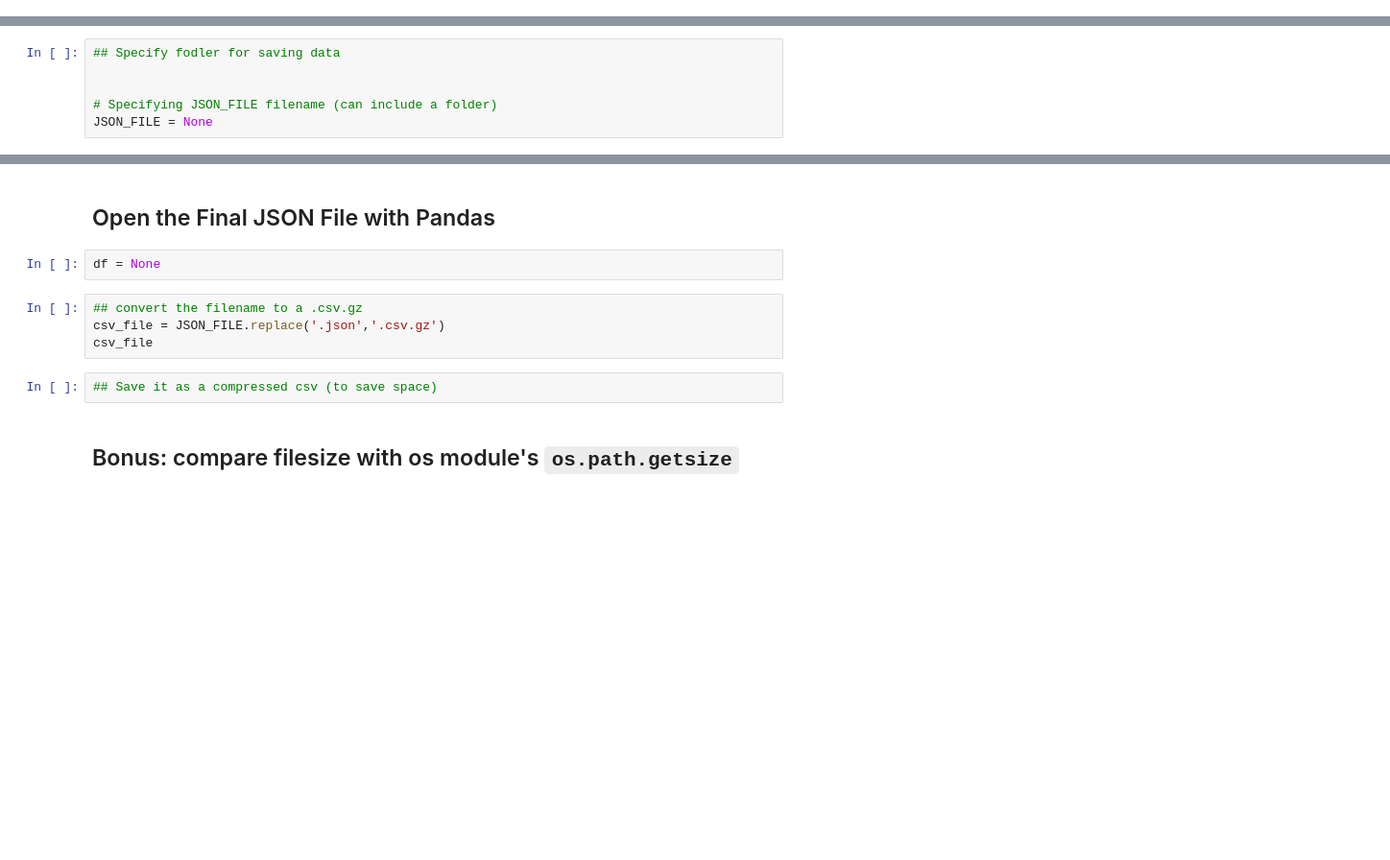
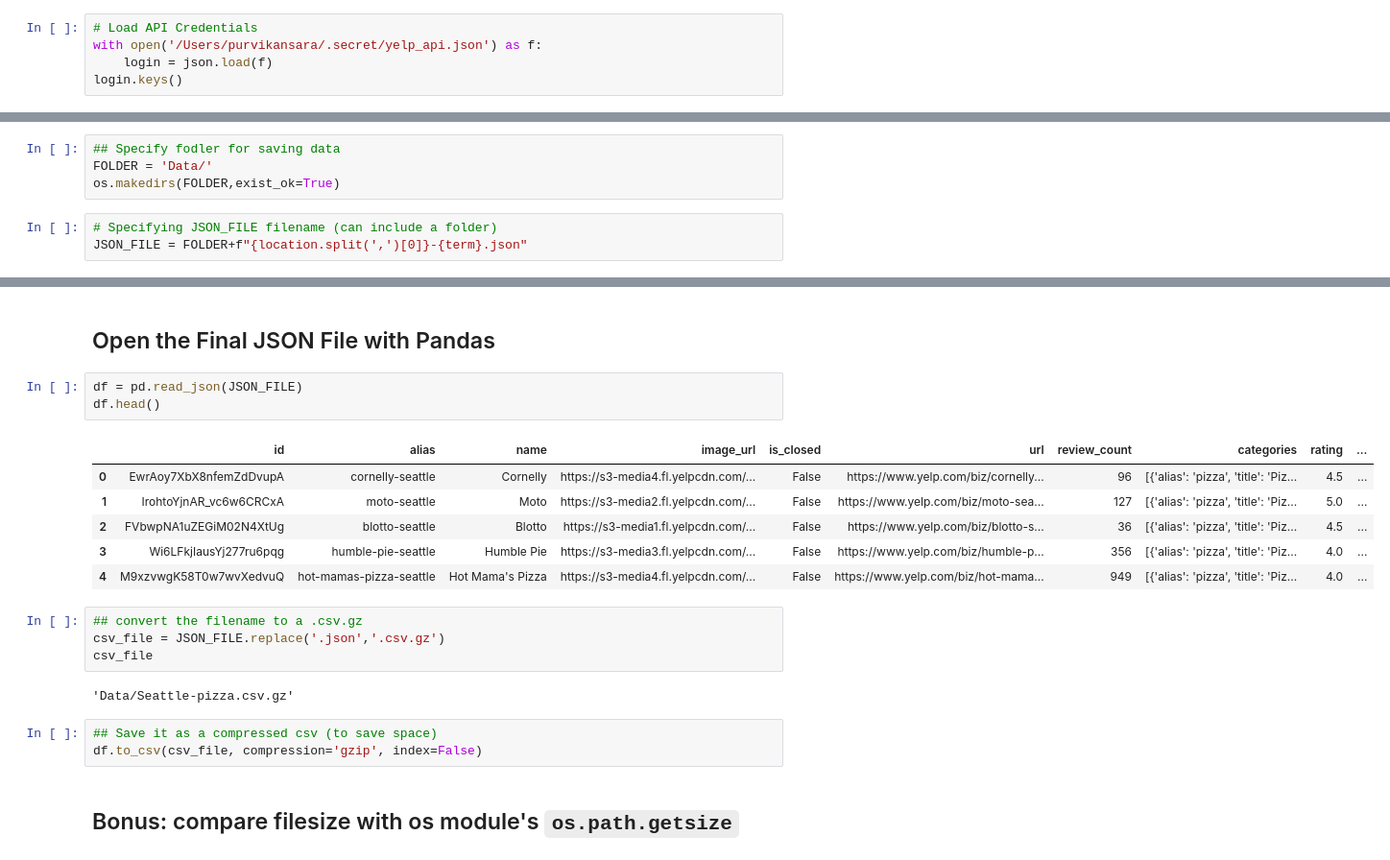
Before and after one commit to coding-dojo-data-science/data-enrichment-wk14-activity-mapping-yelp-api-results, a Jupyter notebook: Part1-Extracting and Saving Data from Yelp API.ipynb, the cells around one changed output, grey strips where cells are left out. Shown at 96% size. Drawn from its saved outputs; the diff is of its cells as text; blank space fills up the shorter version.

```diff
--- a/Part1-Extracting and Saving Data from Yelp API.ipynb
+++ b/Part1-Extracting and Saving Data from Yelp API.ipynb
@@ -47,0 +46,5 @@ from tqdm.notebook import tqdm_notebook
+# %%
+# Load API Credentials
+with open('/Users/purvikansara/.secret/yelp_api.json') as f:
+    login = json.load(f)
+login.keys()
@@ -54,9 +62,10 @@ from tqdm.notebook import tqdm_notebook
+# %%
+## Specify fodler for saving data
+FOLDER = 'Data/'
+os.makedirs(FOLDER,exist_ok=True)
 # %%
-## Specify fodler for saving data
-
-
 # Specifying JSON_FILE filename (can include a folder)
-JSON_FILE = None
+JSON_FILE = FOLDER+f"{location.split(',')[0]}-{term}.json"
 # %% [markdown]
 ### Check if Json File exists and Create it if it doesn't
 # %%
@@ -132,13 +231,24 @@ for i in tqdm_notebook( range(1,n_pages+1)):
 # %% [markdown]
 ## Open the Final JSON File with Pandas
-# %%
-df = None
+# %%
+df = pd.read_json(JSON_FILE)
+df.head()
+# %% [output]
+|  | id | alias | name | image_url | is_closed | url | review_count | categories | rating | ... |
+| 0 | EwrAoy7XbX8nfemZdDvupA | cornelly-seattle | Cornelly | https://s3-media4.fl.yelpcdn.com/... | False | https://www.yelp.com/biz/cornelly... | 96 | [{'alias': 'pizza', 'title': 'Piz... | 4.5 | ... |
+| 1 | IrohtoYjnAR_vc6w6CRCxA | moto-seattle | Moto | https://s3-media2.fl.yelpcdn.com/... | False | https://www.yelp.com/biz/moto-sea... | 127 | [{'alias': 'pizza', 'title': 'Piz... | 5.0 | ... |
+| 2 | FVbwpNA1uZEGiM02N4XtUg | blotto-seattle | Blotto | https://s3-media1.fl.yelpcdn.com/... | False | https://www.yelp.com/biz/blotto-s... | 36 | [{'alias': 'pizza', 'title': 'Piz... | 4.5 | ... |
+| 3 | Wi6LFkjIausYj277ru6pqg | humble-pie-seattle | Humble Pie | https://s3-media3.fl.yelpcdn.com/... | False | https://www.yelp.com/biz/humble-p... | 356 | [{'alias': 'pizza', 'title': 'Piz... | 4.0 | ... |
+| 4 | M9xzvwgK58T0w7wvXedvuQ | hot-mamas-pizza-seattle | Hot Mama's Pizza | https://s3-media4.fl.yelpcdn.com/... | False | https://www.yelp.com/biz/hot-mama... | 949 | [{'alias': 'pizza', 'title': 'Piz... | 4.0 | ... |
 # %%
 ## convert the filename to a .csv.gz
 csv_file = JSON_FILE.replace('.json','.csv.gz')
 csv_file
+# %% [output]
+'Data/Seattle-pizza.csv.gz'
 # %%
 ## Save it as a compressed csv (to save space)
+df.to_csv(csv_file, compression='gzip', index=False)
 # %% [markdown]
 ## Bonus: compare filesize with os module's `os.path.getsize`
 # %%
```
Also changed, not shown: parts of 19 cells of this notebook, 2 other files.
